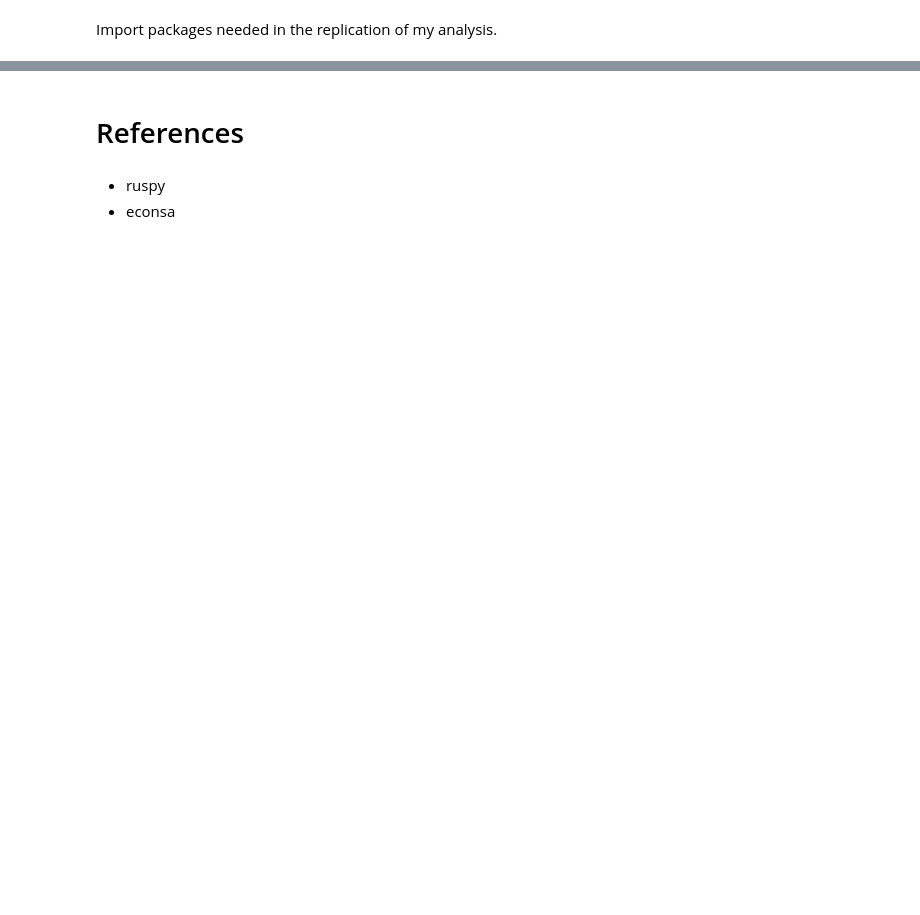
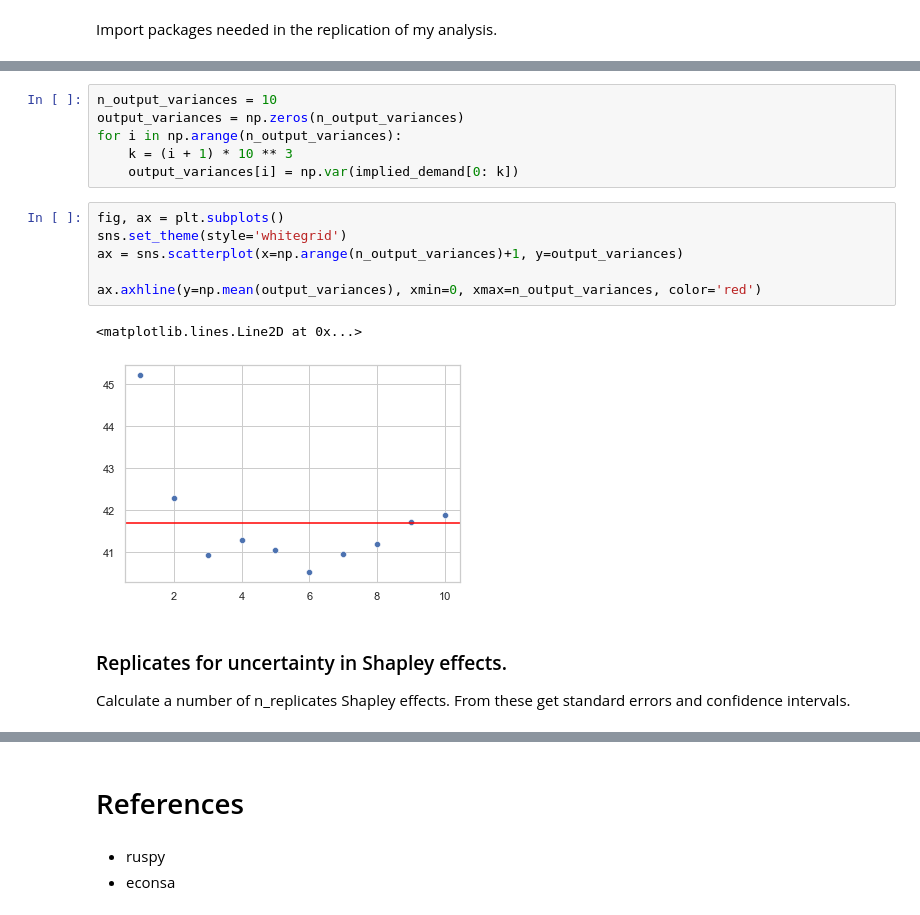
Before and after one commit to bhmueller/thesis, a Jupyter notebook: thesis_project.ipynb, the cells around one changed output, grey strips where cells are left out. Saved outputs shown, nothing was run; the diff lists cells and outputs as text; blank space fills up the shorter version.

```diff
--- a/thesis_project.ipynb
+++ b/thesis_project.ipynb
@@ -88,0 +176,18 @@ def x_cond(n, subset_j, subsetj_conditional, xjc):
+# %%
+n_output_variances = 10
+output_variances = np.zeros(n_output_variances)
+for i in np.arange(n_output_variances):
+    k = (i + 1) * 10 ** 3
+    output_variances[i] = np.var(implied_demand[0: k])
+# %%
+fig, ax = plt.subplots()
+sns.set_theme(style='whitegrid')
+ax = sns.scatterplot(x=np.arange(n_output_variances)+1, y=output_variances)
+
+ax.axhline(y=np.mean(output_variances), xmin=0, xmax=n_output_variances, color='red')
+# %% [output]
+<matplotlib.lines.Line2D at 0x...>
+[figure, added]
+# %% [markdown]
+### Replicates for uncertainty in Shapley effects.
+Calculate a number of n_replicates Shapley effects. From these get standard errors and confidence intervals.
```
Also changed, not shown: parts of 38 cells of this notebook.
